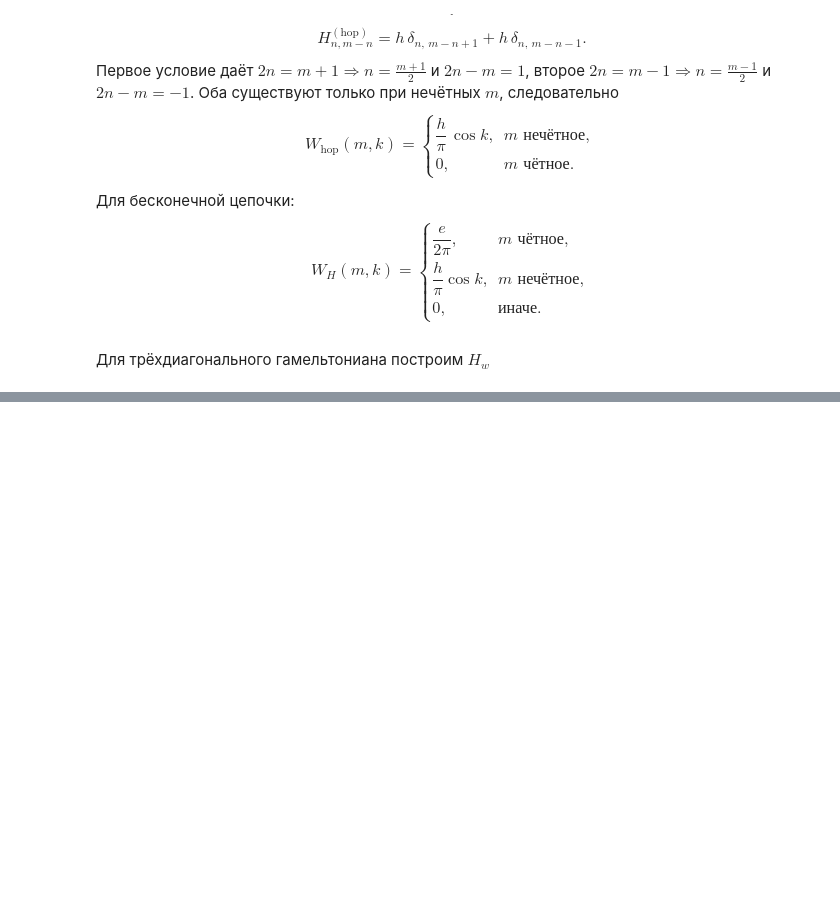
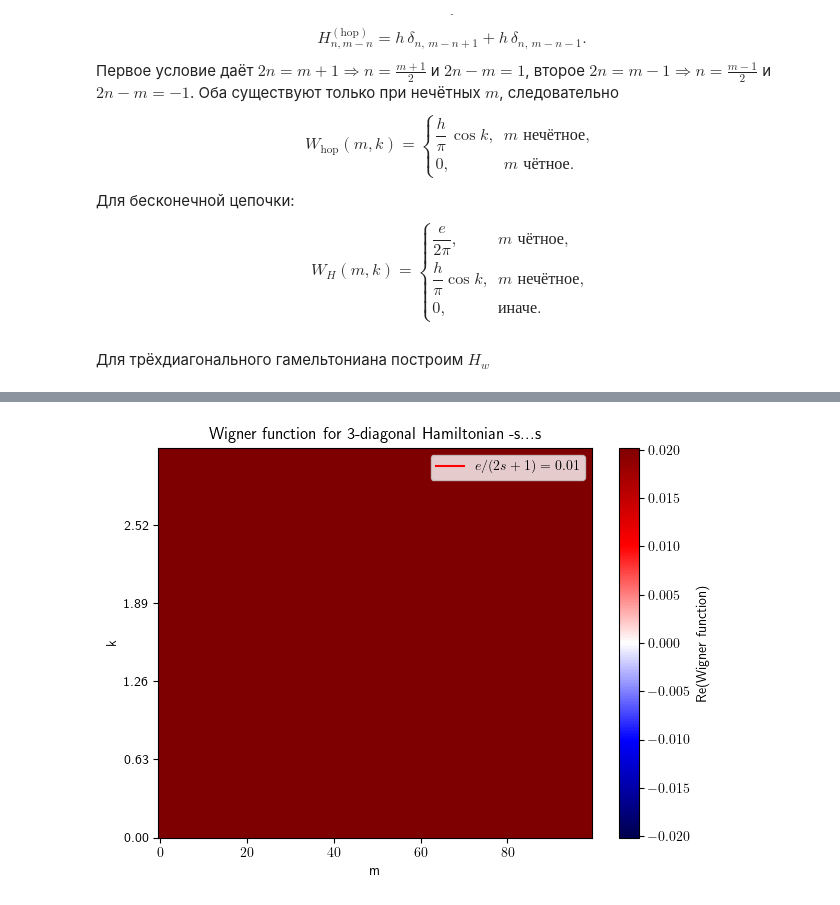
Before and after one commit to evgenii-poliakoff/lightcones, a Jupyter notebook: notebooks/wigner_function/drosophila.ipynb, the cells around one changed output, grey strips where cells are left out. Saved outputs shown, nothing was run; the diff lists cells and outputs as text; code cells hidden in the pictures; blank space fills up the shorter version.

Commit message:
попробовала другой вид. ф. Вигнера

```diff
--- a/notebooks/wigner_function/drosophila.ipynb
+++ b/notebooks/wigner_function/drosophila.ipynb
@@ -264,0 +329,12 @@ plt.show()
+# %%
+k = np.arange(0, math.pi, 0.01)
+
+# Строим гамильтониан
+H = build_hamiltonian(n_sites, e, h)
+
+# Считаем функцию Вигнера
+w_p = wigner_discrete(H, k)
+
+print("H shape:", H.shape)
+print("H_w shape:", w_p.shape)
+print(np.array2string(w_p.real, precision=3, suppress_small=True))
@@ -264,0 +351,25 @@ plt.show()
+# %%
+max_ = np.max(np.abs(w_p))
+min_ = -max_
+
+im = plt.imshow(w_p[:, :n_sites].real, aspect='auto', cmap='seismic', vmin=min_, vmax=max_,origin="lower")
+plt.plot([], [], color='red', linestyle='-', label=f'$ e/(2s+1)= {e/(2*n_sites+1):.2f}$')
+plt.legend()
+plt.xlabel('m')
+plt.ylabel('k')
+
+plt.yticks(
+    [len(k)/5 * i for i in range(5)],
+    labels=["{:5.2f}".format(k[round(len(k)/5 * i)]) for i in range(5)]
+)
+plt.title('Wigner function for 3-diagonal Hamiltonian -s...s')
+# 🎨 Добавляем colorbar
+cbar = plt.colorbar(im)
+cbar.set_label('Re(Wigner function)')
+
+
+plt.tight_layout()
+plt.show()
+#plt.savefig('pictures/memory_t0.eps', format='eps')
+# %% [output]
+[figure, added]
```
Also changed, not shown: parts of 13 cells of this notebook.
